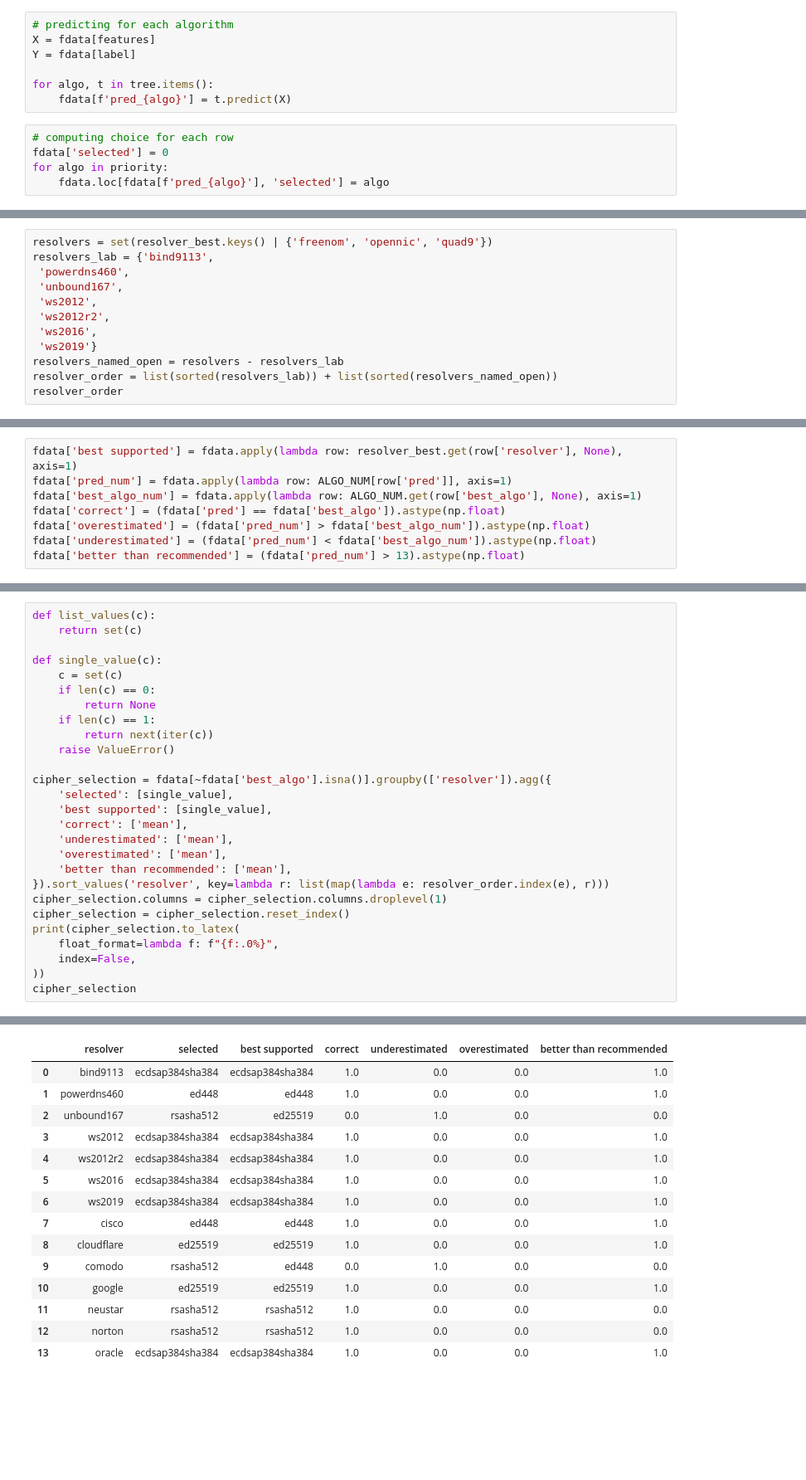
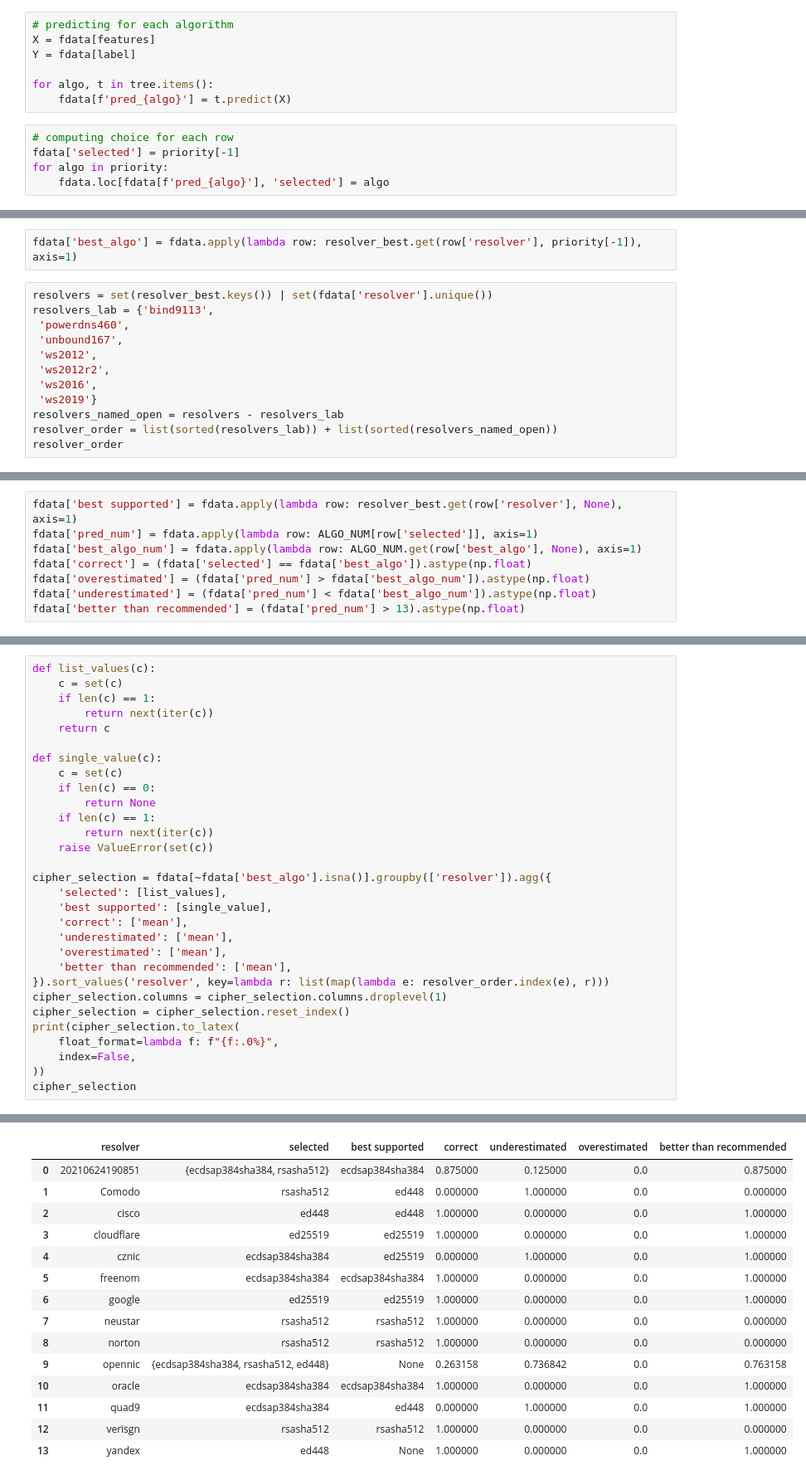
Before and after one commit to nils-wisiol/dns-downgrade-attack, a Jupyter notebook: analysis/Predicting Resolver Response Code Based on Query Headers and Zone Information.ipynb, the cells around one changed output, grey strips where cells are left out. Shown at 83% size. Drawn from its saved outputs; the diff is of its cells as text; blank space fills up the shorter version.

```diff
--- a/analysis/Predicting Resolver Response Code Based on Query Headers and Zone Information.ipynb
+++ b/analysis/Predicting Resolver Response Code Based on Query Headers and Zone Information.ipynb
@@ -246,7 +321,7 @@ for algo, t in tree.items():
     fdata[f'pred_{algo}'] = t.predict(X)
 # %%
 # computing choice for each row
-fdata['selected'] = 0
+fdata['selected'] = priority[-1]
 for algo in priority:
     fdata.loc[fdata[f'pred_{algo}'], 'selected'] = algo
 # %%
@@ -288,5 +359,7 @@ resolver_best
+# %%
+fdata['best_algo'] = fdata.apply(lambda row: resolver_best.get(row['resolver'], priority[-1]), axis=1)
 # %%
-resolvers = set(resolver_best.keys() | {'freenom', 'opennic', 'quad9'})
+resolvers = set(resolver_best.keys()) | set(fdata['resolver'].unique())
 resolvers_lab = {'bind9113',
  'powerdns460',
  'unbound167',
@@ -320,8 +391,8 @@ resolver_order
 # %%
 fdata['best supported'] = fdata.apply(lambda row: resolver_best.get(row['resolver'], None), axis=1)
-fdata['pred_num'] = fdata.apply(lambda row: ALGO_NUM[row['pred']], axis=1)
+fdata['pred_num'] = fdata.apply(lambda row: ALGO_NUM[row['selected']], axis=1)
 fdata['best_algo_num'] = fdata.apply(lambda row: ALGO_NUM.get(row['best_algo'], None), axis=1)
-fdata['correct'] = (fdata['pred'] == fdata['best_algo']).astype(np.float)
+fdata['correct'] = (fdata['selected'] == fdata['best_algo']).astype(np.float)
 fdata['overestimated'] = (fdata['pred_num'] > fdata['best_algo_num']).astype(np.float)
 fdata['underestimated'] = (fdata['pred_num'] < fdata['best_algo_num']).astype(np.float)
 fdata['better than recommended'] = (fdata['pred_num'] > 13).astype(np.float)
@@ -344,6 +415,9 @@ fdata[['resolver', 'qname', 'selected', 'best supported', 'correct', 'overestima
 # %%
 def list_values(c):
-    return set(c)
+    c = set(c)
+    if len(c) == 1:
+        return next(iter(c))
+    return c
 
 def single_value(c):
     c = set(c)
@@ -351,10 +425,10 @@ def single_value(c):
         return None
     if len(c) == 1:
         return next(iter(c))
-    raise ValueError()
+    raise ValueError(set(c))
 
 cipher_selection = fdata[~fdata['best_algo'].isna()].groupby(['resolver']).agg({
-    'selected': [single_value],
+    'selected': [list_values],
     'best supported': [single_value],
     'correct': ['mean'],
     'underestimated': ['mean'],
@@ -390,17 +464,17 @@ cipher_selection
 \bottomrule
 \end{tabular}
 |  | resolver | selected | best supported | correct | underestimated | overestimated | better than recommended |
-| 0 | bind9113 | ecdsap384sha384 | ecdsap384sha384 | 1.0 | 0.0 | 0.0 | 1.0 |
-| 1 | powerdns460 | ed448 | ed448 | 1.0 | 0.0 | 0.0 | 1.0 |
-| 2 | unbound167 | rsasha512 | ed25519 | 0.0 | 1.0 | 0.0 | 0.0 |
-| 3 | ws2012 | ecdsap384sha384 | ecdsap384sha384 | 1.0 | 0.0 | 0.0 | 1.0 |
-| 4 | ws2012r2 | ecdsap384sha384 | ecdsap384sha384 | 1.0 | 0.0 | 0.0 | 1.0 |
-| 5 | ws2016 | ecdsap384sha384 | ecdsap384sha384 | 1.0 | 0.0 | 0.0 | 1.0 |
-| 6 | ws2019 | ecdsap384sha384 | ecdsap384sha384 | 1.0 | 0.0 | 0.0 | 1.0 |
-| 7 | cisco | ed448 | ed448 | 1.0 | 0.0 | 0.0 | 1.0 |
-| 8 | cloudflare | ed25519 | ed25519 | 1.0 | 0.0 | 0.0 | 1.0 |
-| 9 | comodo | rsasha512 | ed448 | 0.0 | 1.0 | 0.0 | 0.0 |
-| 10 | google | ed25519 | ed25519 | 1.0 | 0.0 | 0.0 | 1.0 |
-| 11 | neustar | rsasha512 | rsasha512 | 1.0 | 0.0 | 0.0 | 0.0 |
-| 12 | norton | rsasha512 | rsasha512 | 1.0 | 0.0 | 0.0 | 0.0 |
-| 13 | oracle | ecdsap384sha384 | ecdsap384sha384 | 1.0 | 0.0 | 0.0 | 1.0 |
+| 0 | 20210624190851 | {ecdsap384sha384, rsasha512} | ecdsap384sha384 | 0.875000 | 0.125000 | 0.0 | 0.875000 |
+| 1 | Comodo | rsasha512 | ed448 | 0.000000 | 1.000000 | 0.0 | 0.000000 |
+| 2 | cisco | ed448 | ed448 | 1.000000 | 0.000000 | 0.0 | 1.000000 |
+| 3 | cloudflare | ed25519 | ed25519 | 1.000000 | 0.000000 | 0.0 | 1.000000 |
+| 4 | cznic | ecdsap384sha384 | ed25519 | 0.000000 | 1.000000 | 0.0 | 1.000000 |
+| 5 | freenom | ecdsap384sha384 | ecdsap384sha384 | 1.000000 | 0.000000 | 0.0 | 1.000000 |
+| 6 | google | ed25519 | ed25519 | 1.000000 | 0.000000 | 0.0 | 1.000000 |
+| 7 | neustar | rsasha512 | rsasha512 | 1.000000 | 0.000000 | 0.0 | 0.000000 |
+| 8 | norton | rsasha512 | rsasha512 | 1.000000 | 0.000000 | 0.0 | 0.000000 |
+| 9 | opennic | {ecdsap384sha384, rsasha512, ed448} | None | 0.263158 | 0.736842 | 0.0 | 0.763158 |
+| 10 | oracle | ecdsap384sha384 | ecdsap384sha384 | 1.000000 | 0.000000 | 0.0 | 1.000000 |
+| 11 | quad9 | ecdsap384sha384 | ed448 | 0.000000 | 1.000000 | 0.0 | 1.000000 |
+| 12 | verisgn | rsasha512 | rsasha512 | 1.000000 | 0.000000 | 0.0 | 0.000000 |
+| 13 | yandex | ed448 | None | 1.000000 | 0.000000 | 0.0 | 1.000000 |
```
Also changed, not shown: parts of 13 cells of this notebook, 1 other file.
